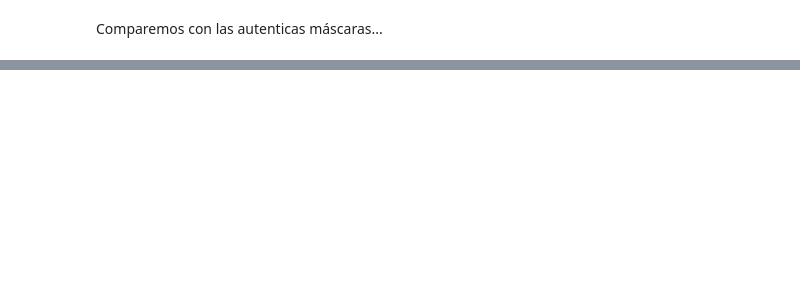
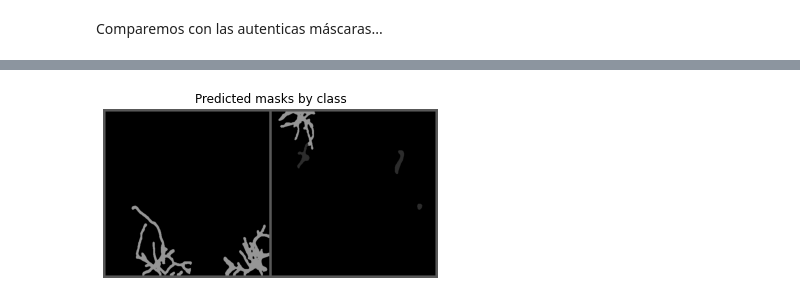
Before and after one commit to alcazar90/plant-segmentation, a Jupyter notebook: playground.ipynb, the cells around one changed output, grey strips where cells are left out. Drawn from its saved outputs; the diff is of its cells as text; code cells hidden in the pictures; blank space fills up the shorter version.

```diff
--- a/playground.ipynb
+++ b/playground.ipynb
@@ -584,0 +645,9 @@ plt.title("Original masks");
+# %%
+grid = torchvision.utils.make_grid(out.detach().cpu(), nrow=2, padding=8, pad_value=4)
+
+#plt.imshow(np.uint8(grid.permute(1,2,0).numpy() * 120), cmap='viridis');
+plt.imshow(np.uint8(grid.permute(1,2,0).numpy() * 150))
+plt.axis('off');
+plt.title('Predicted masks by class');
+# %% [output]
+[figure, added]
```
Also changed, not shown: parts of 54 cells of this notebook.
